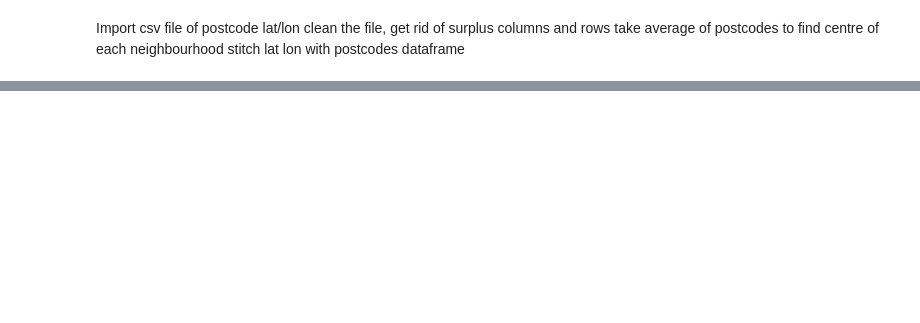
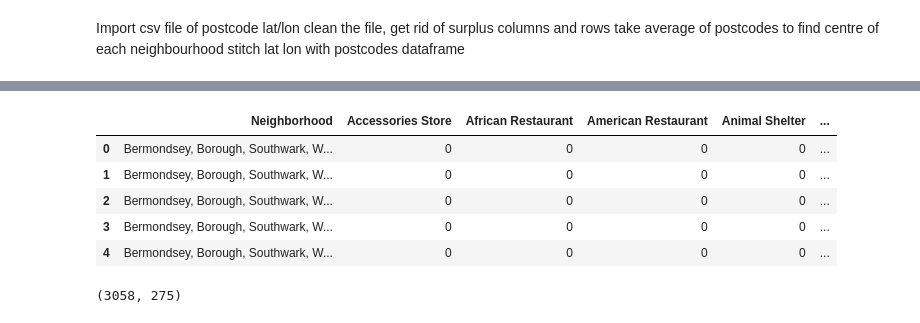
Before and after one commit to NickyRichards123/Coursera_Capstone, a Jupyter notebook: Coursera Capstone Project.ipynb, the cells around one changed output, grey strips where cells are left out. Saved outputs shown, nothing was run; the diff lists cells and outputs as text; code cells hidden in the pictures; blank space fills up the shorter version.

```diff
--- a/Coursera Capstone Project.ipynb
+++ b/Coursera Capstone Project.ipynb
@@ -65,0 +322,23 @@ stitch lat lon with postcodes dataframe
+# %%
+# one hot encoding
+SLon_onehot = pd.get_dummies(SLondonvenues[['Venue Category']], prefix="", prefix_sep="")
+
+# add neighborhood column back to dataframe
+SLon_onehot['Neighbourhoods'] = SLondonvenues['Neighbourhoods']
+
+# move neighborhood column to the first column
+fixed_columns = [SLon_onehot.columns[-1]] + list(SLon_onehot.columns[:-1])
+SLon_onehot = SLon_onehot[fixed_columns]
+
+SLon_onehot.head()
+# %% [output]
+|  | Neighborhood | Accessories Store | African Restaurant | American Restaurant | Animal Shelter | ... |
+| 0 | Bermondsey, Borough, Southwark, W... | 0 | 0 | 0 | 0 | ... |
+| 1 | Bermondsey, Borough, Southwark, W... | 0 | 0 | 0 | 0 | ... |
+| 2 | Bermondsey, Borough, Southwark, W... | 0 | 0 | 0 | 0 | ... |
+| 3 | Bermondsey, Borough, Southwark, W... | 0 | 0 | 0 | 0 | ... |
+| 4 | Bermondsey, Borough, Southwark, W... | 0 | 0 | 0 | 0 | ... |
+# %%
+print(SLon_onehot.shape)
+# %% [output]
+(3058, 275)
```
Also changed, not shown: parts of 36 cells of this notebook.
